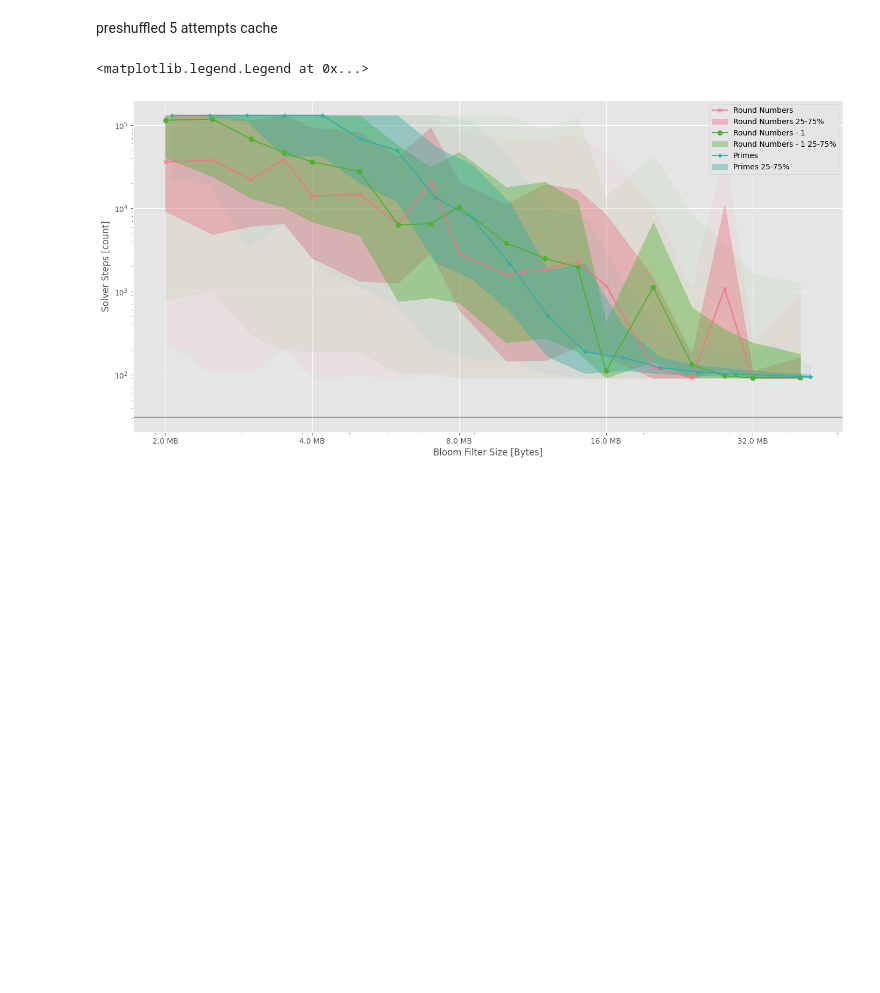
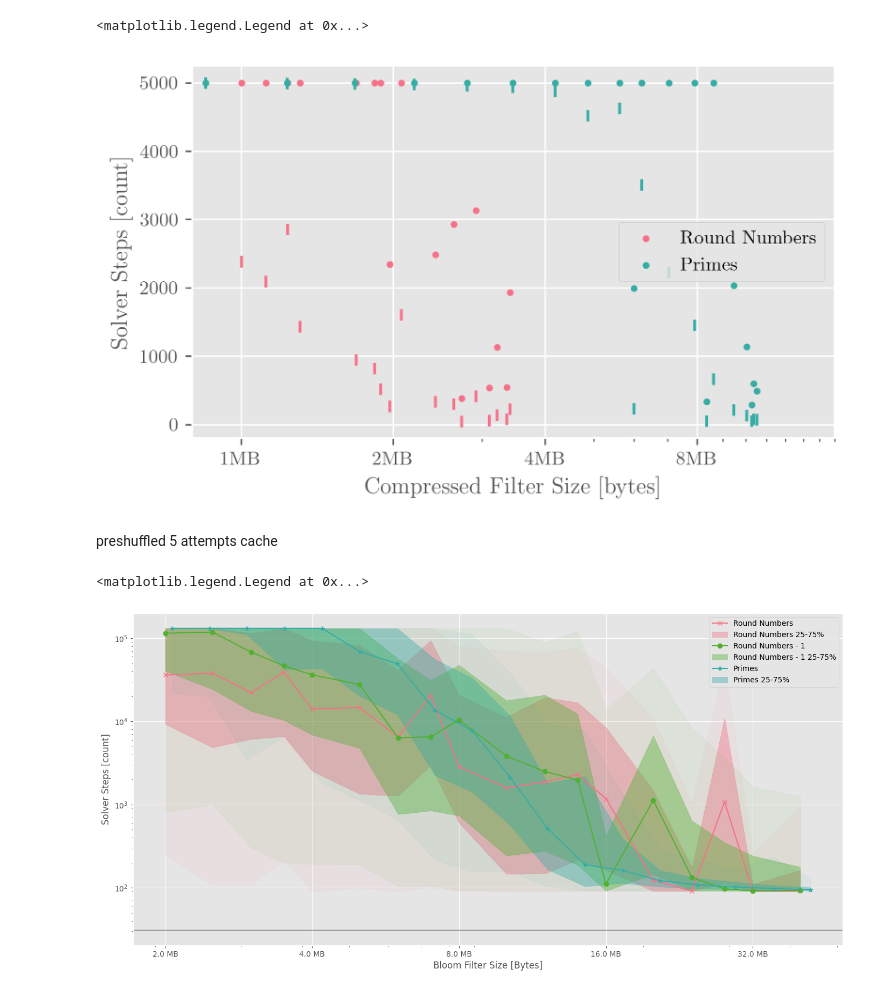
Before and after one commit to Pascal-So/peg-solitaire, a Jupyter notebook: evaluation/main.ipynb, the cells around one changed output. Saved outputs shown, nothing was run; the diff lists cells and outputs as text; code cells hidden in the pictures; blank space fills up the shorter version.

```diff
--- a/evaluation/main.ipynb
+++ b/evaluation/main.ipynb
@@ -127,3 +143,26 @@ plt.legend()
+# %%
+for category, category_name in [("round", "Round Numbers"), ("prime", "Primes")]:
+    marker = plotting_common.category_markers[category]
+    color = plotting_common.category_colors[category]
+
+    data = df_joined[df_joined["size_category"] == category]
+
+    plt.scatter(data["compressed_size_bytes"], data["max_steps"], color=color, label=f"{category_name}", marker=".")
+    plt.scatter(data["compressed_size_bytes"], data["average_steps"], color=color, marker="|")
+
+plt.xlim(0.8 * 2**20, 15 * 2**20)
+plt.xscale('log')
+plt.xlabel("Compressed Filter Size [bytes]")
+plt.ylabel("Solver Steps [count]")
+
+plotting_common.setup_bytes_formatters(plt.gca().xaxis)
+plt.gca().xaxis.set_major_locator(plt.LogLocator(base=2))
+plt.gca().xaxis.set_ticks([m * 2**20 for m in range(2, 16)], minor=True)
+plt.gcf().set_size_inches(6, 3.5)
+plt.legend()
+# %% [output]
+<matplotlib.legend.Legend at 0x...>
+[figure, added]
 # %% [markdown]
 preshuffled 5 attempts cache
 # %%
```
Also changed, not shown: parts of 7 cells of this notebook, 3 other files.
